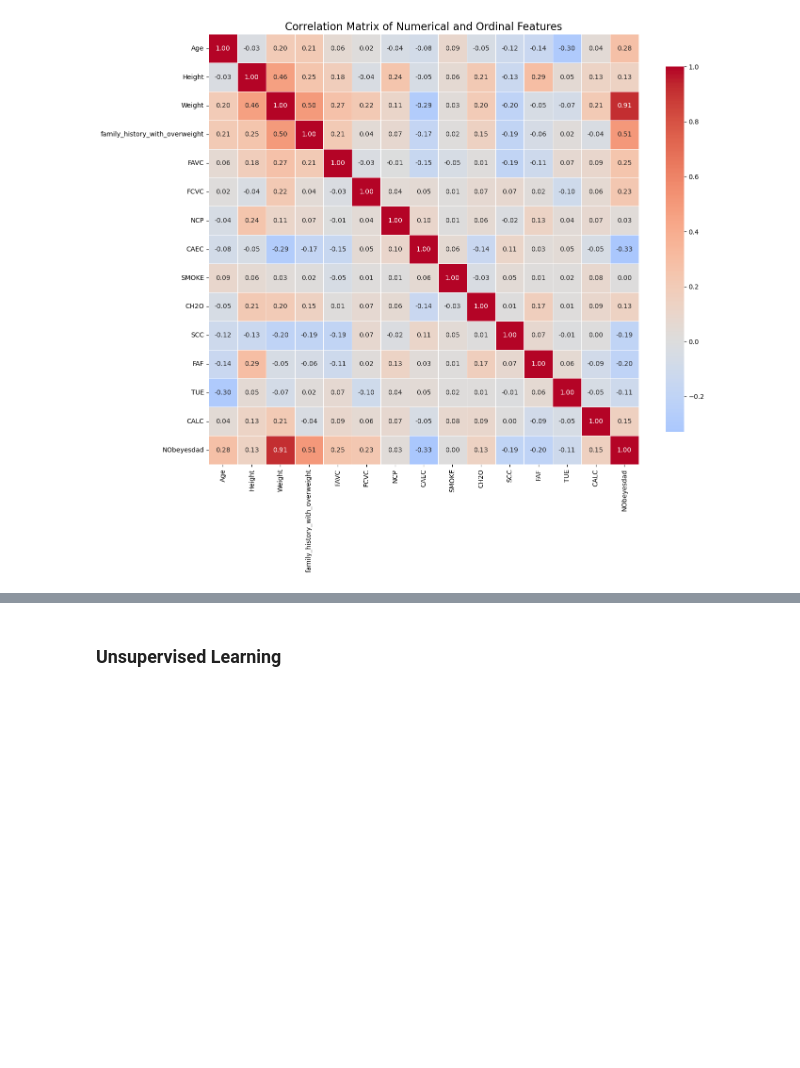
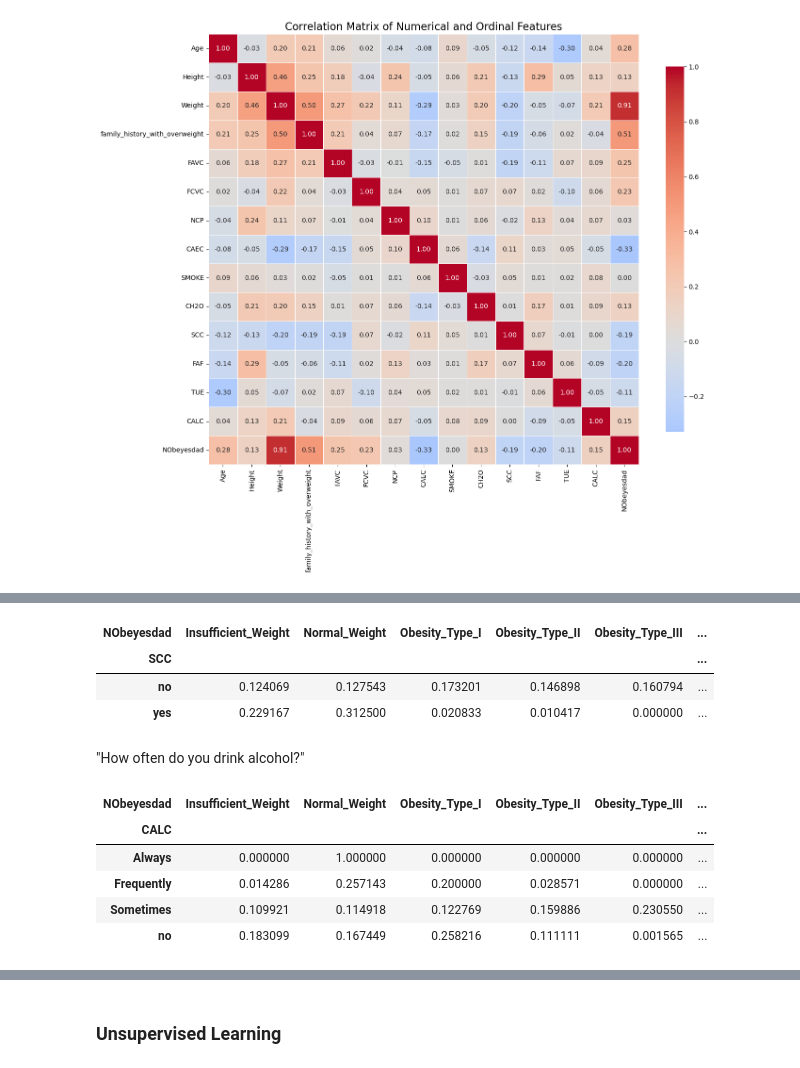
Before and after one commit to r-leeper/scu_obesity_assignment, a Jupyter notebook: cs818_assignment.ipynb, the cells around one changed output, grey strips where cells are left out. Cells and saved outputs as stored; diff of their text form; code cells hidden in the pictures; blank space fills up the shorter version.

```diff
--- a/cs818_assignment.ipynb
+++ b/cs818_assignment.ipynb
@@ -385,0 +449,22 @@ plt.show()
+# %%
+pd.crosstab(obesity_df['SCC'],
+            obesity_df['NObeyesdad'],
+            normalize='index')
+# %% [output]
+| NObeyesdad | Insufficient_Weight | Normal_Weight | Obesity_Type_I | Obesity_Type_II | Obesity_Type_III | ... |
+| SCC |  |  |  |  |  | ... |
+| no | 0.124069 | 0.127543 | 0.173201 | 0.146898 | 0.160794 | ... |
+| yes | 0.229167 | 0.312500 | 0.020833 | 0.010417 | 0.000000 | ... |
+# %% [markdown]
+"How often do you drink alcohol?"
+# %%
+pd.crosstab(obesity_df['CALC'],
+            obesity_df['NObeyesdad'],
+            normalize='index')
+# %% [output]
+| NObeyesdad | Insufficient_Weight | Normal_Weight | Obesity_Type_I | Obesity_Type_II | Obesity_Type_III | ... |
+| CALC |  |  |  |  |  | ... |
+| Always | 0.000000 | 1.000000 | 0.000000 | 0.000000 | 0.000000 | ... |
+| Frequently | 0.014286 | 0.257143 | 0.200000 | 0.028571 | 0.000000 | ... |
+| Sometimes | 0.109921 | 0.114918 | 0.122769 | 0.159886 | 0.230550 | ... |
+| no | 0.183099 | 0.167449 | 0.258216 | 0.111111 | 0.001565 | ... |
```
Also changed, not shown: parts of 15 cells of this notebook.
